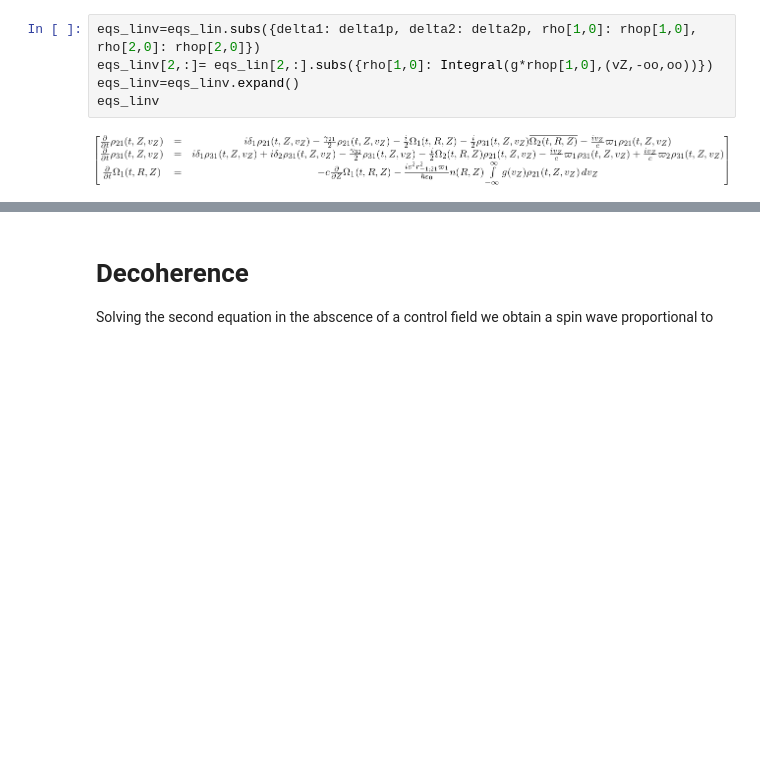
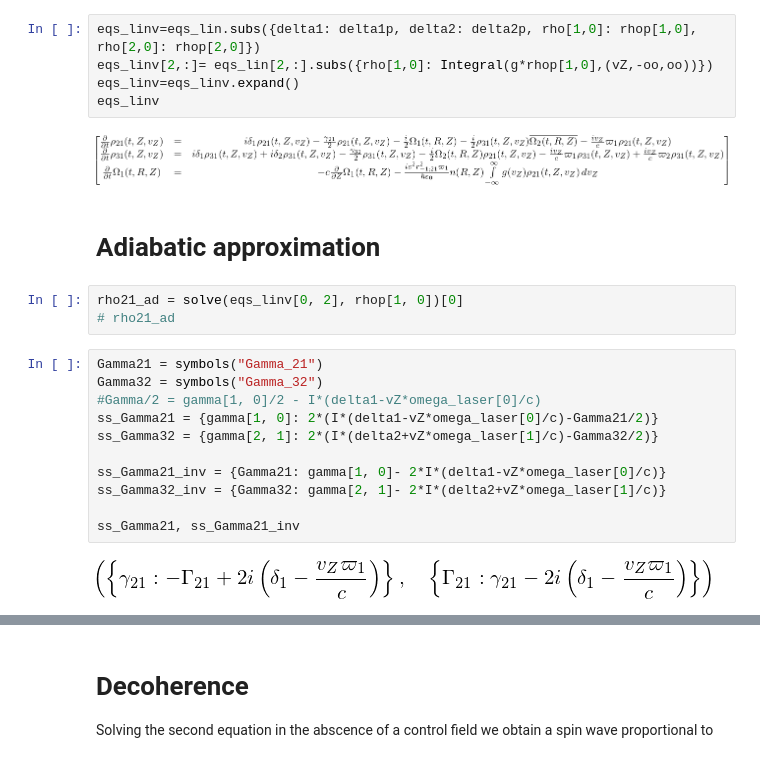
Before and after one commit to oscarlazoarjona/quantum_memories, a Jupyter notebook: examples/orca/Orca memory equations.ipynb, the cells around one changed output, grey strips where cells are left out. Cells and saved outputs as stored; diff of their text form; blank space fills up the shorter version.

```diff
--- a/examples/orca/Orca memory equations.ipynb
+++ b/examples/orca/Orca memory equations.ipynb
@@ -812,3 +688,21 @@ eqs_linv=eqs_linv.expand()
 eqs_linv
 # %% [output]
 [figure]
+# %% [markdown]
+# Adiabatic approximation
+# %%
+rho21_ad = solve(eqs_linv[0, 2], rhop[1, 0])[0]
+# rho21_ad
+# %%
+Gamma21 = symbols("Gamma_21")
+Gamma32 = symbols("Gamma_32")
+#Gamma/2 = gamma[1, 0]/2 - I*(delta1-vZ*omega_laser[0]/c)
+ss_Gamma21 = {gamma[1, 0]: 2*(I*(delta1-vZ*omega_laser[0]/c)-Gamma21/2)}
+ss_Gamma32 = {gamma[2, 1]: 2*(I*(delta2+vZ*omega_laser[1]/c)-Gamma32/2)}
+
+ss_Gamma21_inv = {Gamma21: gamma[1, 0]- 2*I*(delta1-vZ*omega_laser[0]/c)}
+ss_Gamma32_inv = {Gamma32: gamma[2, 1]- 2*I*(delta2+vZ*omega_laser[1]/c)}
+
+ss_Gamma21, ss_Gamma21_inv
+# %% [output]
+[figure, added]
```
Also changed, not shown: parts of 123 cells of this notebook, 7 other files.
